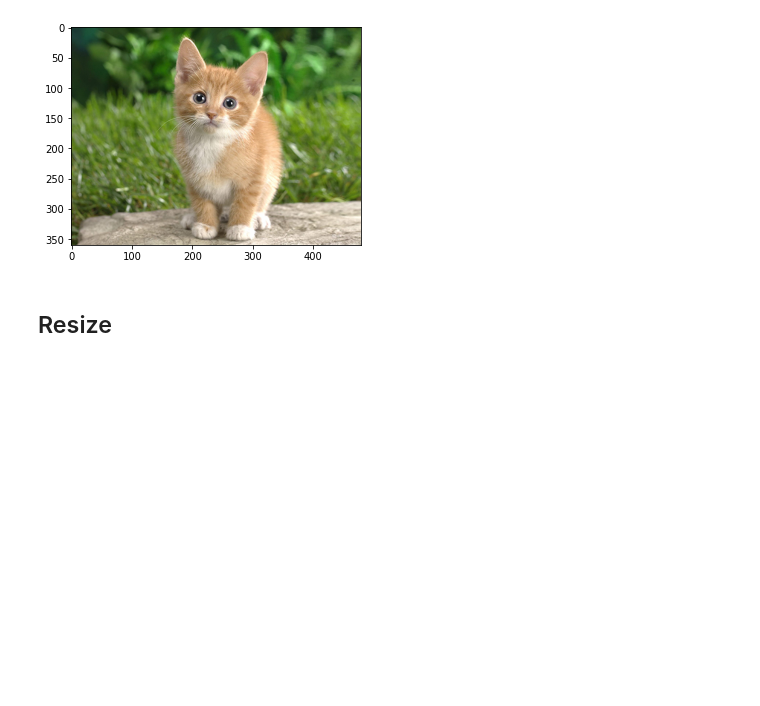
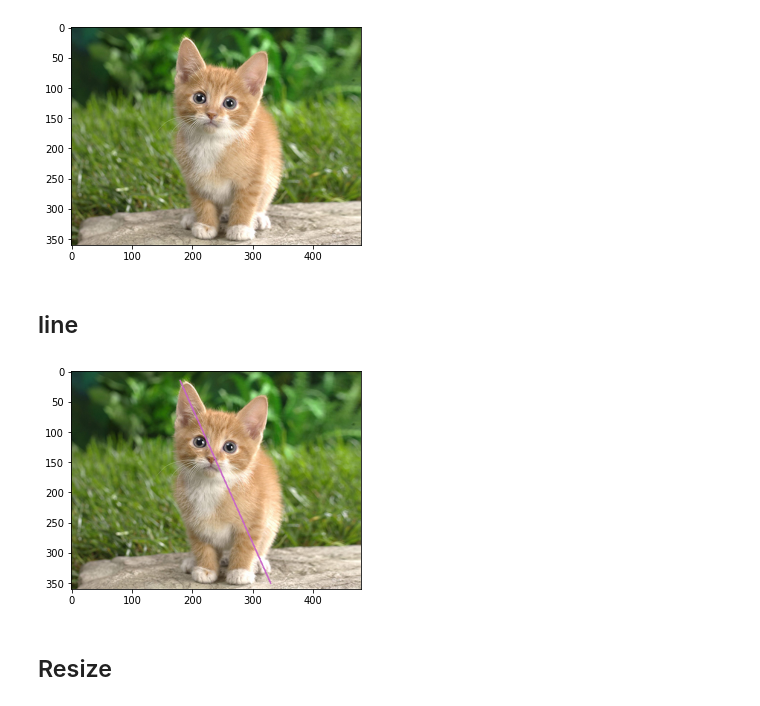
Before and after one commit to LinkHS/myScript, a Jupyter notebook: opencv/misc.ipynb, the cells around one changed output. Cells and saved outputs as stored; diff of their text form; code cells hidden in the pictures; blank space fills up the shorter version.

```diff
--- a/opencv/misc.ipynb
+++ b/opencv/misc.ipynb
@@ -11,6 +11,16 @@ plt.imshow(img_rgb)
 plt.show()
 # %% [output]
 [figure]
+# %% [markdown]
+## line
+# %%
+x, y, w, h = 180, 15, 150, 335
+img_temp = img_rgb.copy()
+cv2.line(img_temp, (x, y), (x+w, y+h), (200, 100, 200), 2)
+plt.imshow(img_temp)
+plt.show()
+# %% [output]
+[figure, added]
 # %% [markdown]
 ## Resize
 # %%
```
Also changed, not shown: 2 other files.
